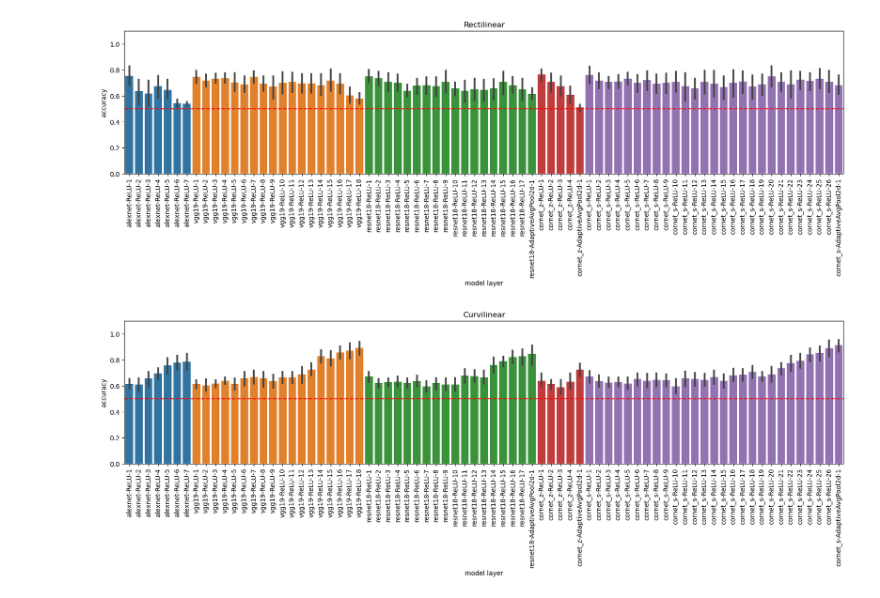
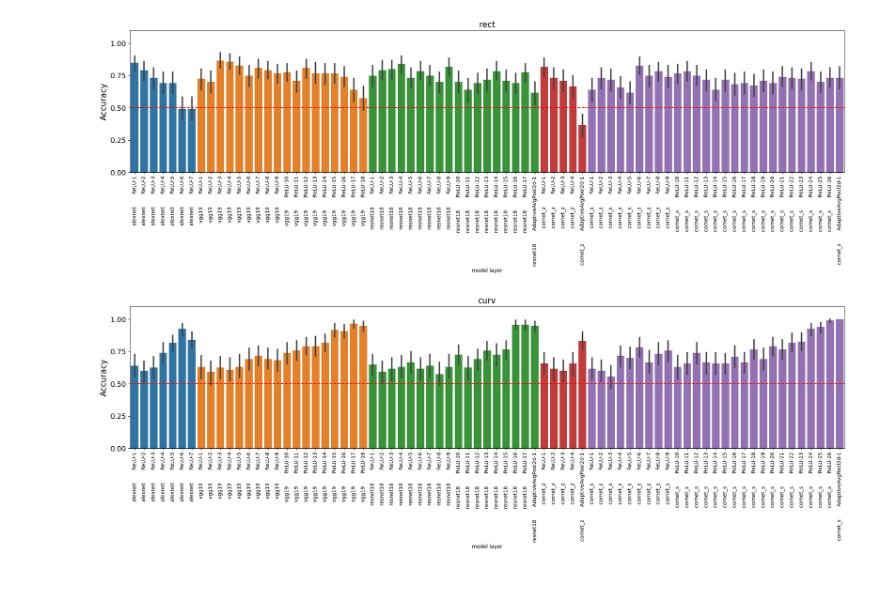
Before and after one commit to vayzenb/goodale-milner-dnns, a Jupyter notebook: similarity_discrimination.ipynb, the cells around one changed output. Drawn from its saved outputs; the diff is of its cells as text; code cells hidden in the pictures.

Commit message:
added similarity classification

```diff
--- a/similarity_discrimination.ipynb
+++ b/similarity_discrimination.ipynb
@@ -74,6 +75,29 @@ def get_loader(stim_dir):
     test_dataset =torchvision.datasets.ImageFolder(stim_dir, transform=transform)
     testloader = torch.utils.data.DataLoader(test_dataset, batch_size=8, shuffle=False, num_workers = 2, pin_memory=True)
     return testloader, test_dataset
+# %%
+def plot_all_models(model_df,exp_name,file_suf=''):
+
+    model_df['model layer'] = [f'{model}        {layer}' for model, layer in zip(model_df['model'], model_df['layer'])]
+    fig = plt.figure(figsize=(25,5))
+    ax = sns.barplot(data = model_df, x='model layer', hue='model', y='accuracy',dodge=False )
+    ax.axhline(y=0.5, color='r', linestyle='--')
+    plt.ylim(0, 1.1)
+    ax.set_xticklabels(ax.get_xticklabels(), rotation=90)
+    #set yaxis interval to .25
+    ax.yaxis.set_major_locator(plt.MultipleLocator(0.25))
+    plt.legend().remove()
+    #increase font size of y axis labels
+    plt.setp(ax.get_yticklabels(), fontsize=14)
+
+    #change y axis title to accuracy
+    ax.set_ylabel('Accuracy', fontsize=16)
+
+    plt.title(exp_name, fontsize = 16)
+
+    #     plt.tight_layout()
+    plt.savefig(f'figures/models_{exp_name}_acc{file_suf}.png', dpi=300, bbox_inches='tight')
+    plt.show()
 # %%
 from sklearn.linear_model import LogisticRegression
 def get_label_match_mat(labels):
@@ -111,41 +171,37 @@ def similarity_based_2way_classify(acts, labels, splits=3):
 # %%
-# get RSA d-prime between same/different
+# get correlation distnace between same/different
 
-model_df = dict(model=[], layer=[], accuracy=[], experiment=[])
-for experiment in ['rect_orient', 'curv_orient']:
-    testloader, test_dataset = get_loader(f'{curr_dir}/stim/{experiment}')
+condition = 'rot'
+for experiment, exp_name in zip(['rect', 'curv'], ['Rectilinear', 'Curvilinear']):
+
+    testloader, test_dataset = get_loader(f'{curr_dir}/stim/{experiment}_{condition}')
+
     labels = torch.cat([labels for inputs, labels in testloader]).numpy()
     cat_num = len(test_dataset.classes)
 
-    # model_df = pd.DataFrame(columns = models)
+    model_df = dict(model=[], layer=[], accuracy=[], experiment=[])
     for model_arch in tqdm(models):
         model = load_model(model_arch)
         model_layers = get_empty_feature_maps(model, testloader, names_only = True)
         # in general let's just use the ReLU layers, but also the average pooling over space that occurs in ResNet and CORnet models without rectifcation before the classifier
         layers = [layer for layer in model_layers if 'ReLU' in layer or 'AdaptiveAvgPool2d-1' in layer]
         model.to('cuda')
         activations = get_all_feature_maps(model, testloader, layers_to_retain=layers)
 
         for layer in layers:
-            accs = similarity_based_2way_classify(activations[layer], labels)
+
+            accs = paired_similarity(activations[layer], labels)
             for acc in accs:
                 model_df['model'].append(model_arch)
                 model_df['layer'].append(layer)
                 model_df['accuracy'].append(acc)
                 model_df['experiment'].append(experiment)
+
+    model_df = pd.DataFrame(model_df)
+    #model_df.to_csv(f'{curr_dir}/results/{exp_name}_acc_{condition}.csv')
+
+
+    plot_all_models(model_df,experiment)
+# %% [output]
+[figure, added]
+[figure, added]
-# %%
-model_df = pd.DataFrame(model_df)
-model_df['model layer'] = model_df['model'] + '-' +  model_df['layer']
-for experiment, name in zip(['rect_orient', 'curv_orient'], ['Rectilinear', 'Curvilinear']):
-    fig = plt.figure(figsize=(20,4))
-    g = sns.barplot(data=model_df[model_df.experiment == experiment], x='model layer', y='accuracy', hue='model', dodge=False)
-    g.set_xticklabels(g.get_xticklabels(), rotation=90)
-    plt.title(name)
-    plt.legend().remove()
-    plt.ylim(0, 1.1)
-    g.axhline(y=0.5, color='r', linestyle='--')
-    #plt.savefig(f'figures/{experiment}_allmodels_rsa_accuracy.png', dpi=200, bbox_inches='tight')
-    plt.show()
-# %% [output]
-[figure, removed]
-[figure, removed]
```
Also changed, not shown: parts of 4 cells of this notebook, 11 other files.
